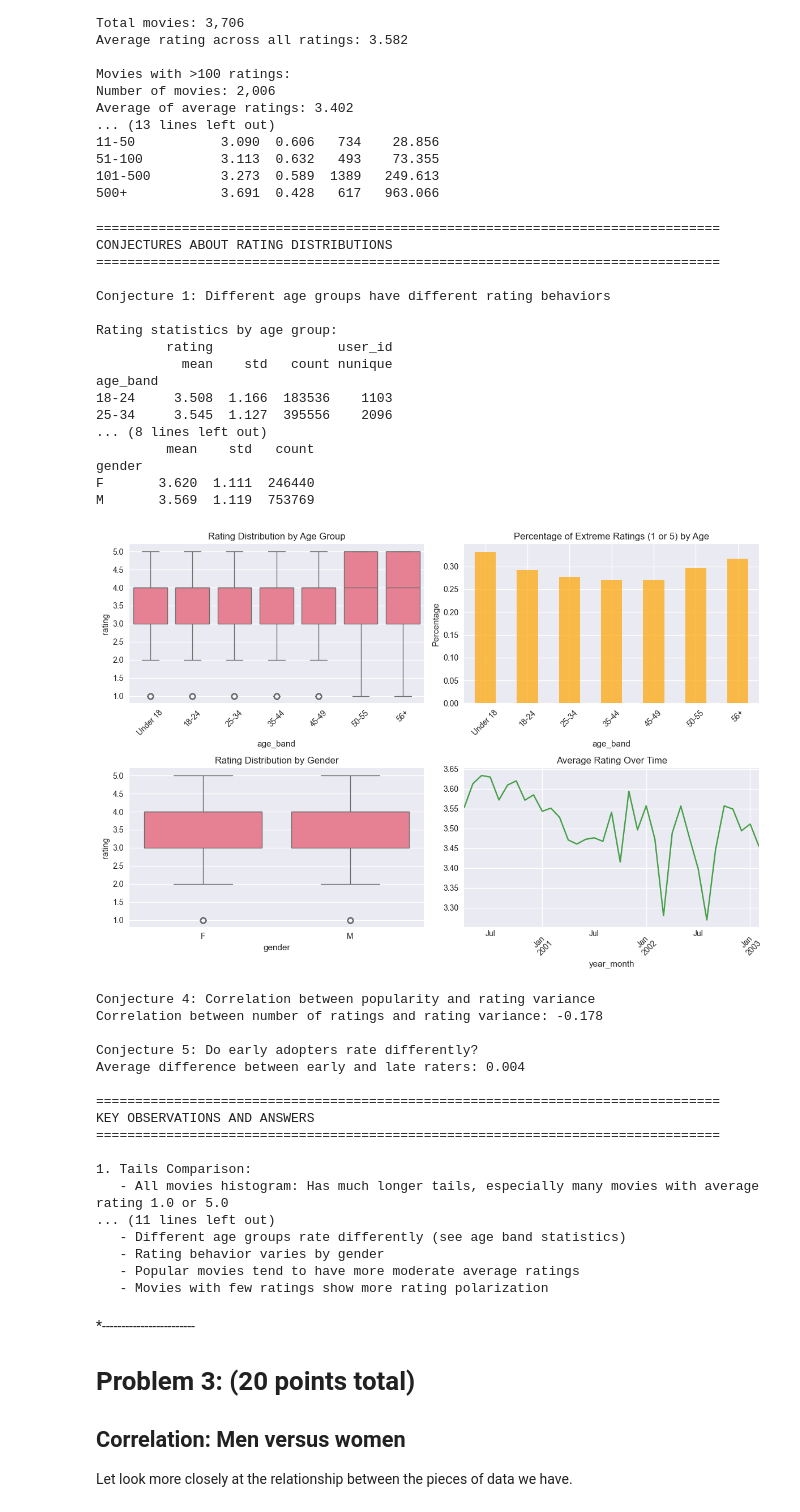
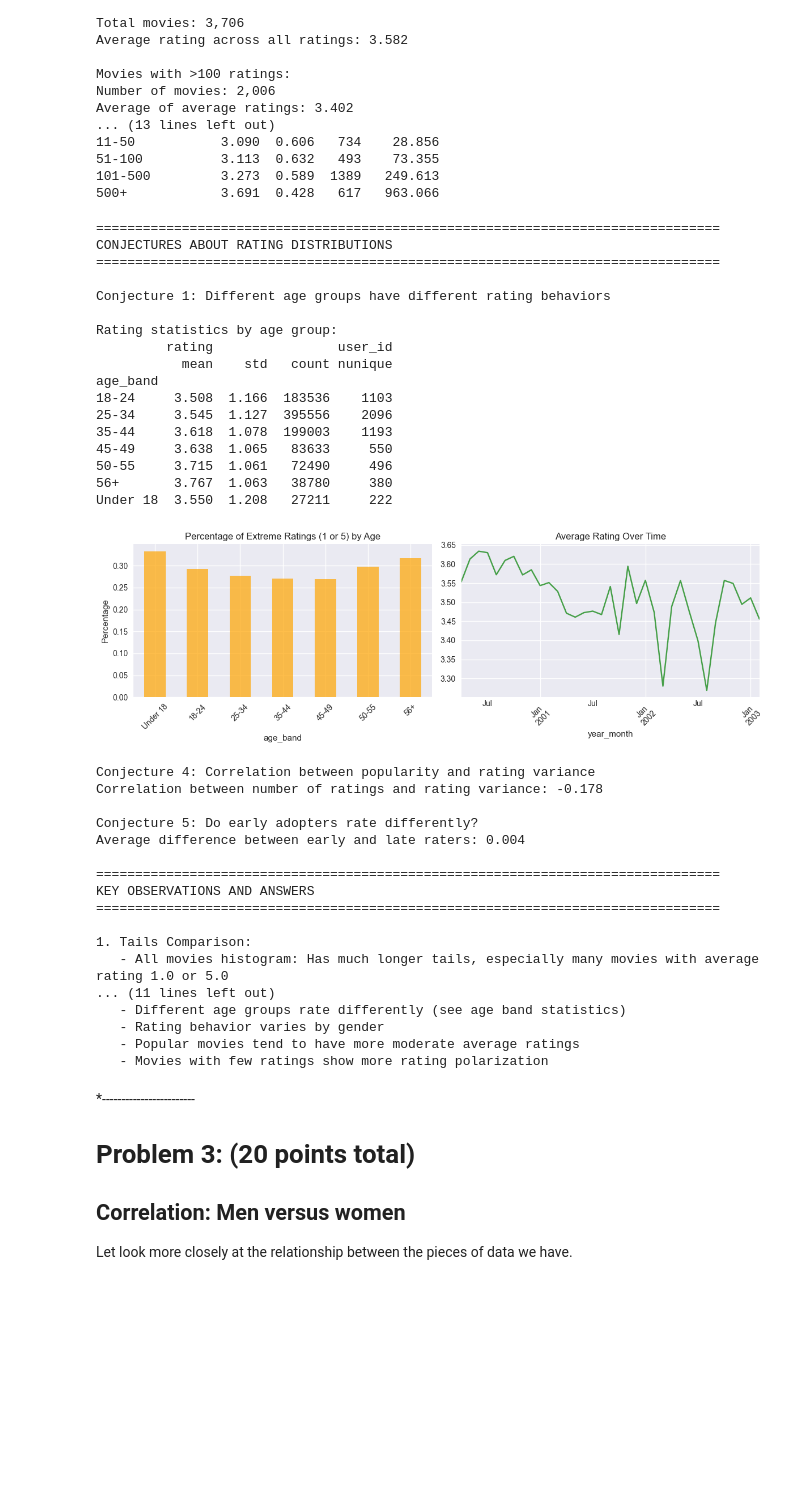
Before and after one commit to SpencerDill232/Case_Study_3, a Jupyter notebook: Case_Study_3.ipynb, the cells around one changed output. Cells and saved outputs as stored; diff of their text form; code cells hidden in the pictures; blank space fills up the shorter version.

```diff
--- a/Case_Study_3.ipynb
+++ b/Case_Study_3.ipynb
@@ -599,15 +599,18 @@ print("\nRating statistics by age group:")
 print(age_rating_stats)
 
 # Plot rating distribution by age
-plt.figure(figsize=(12, 8))
+plt.figure(figsize=(12, 4))
 
-plt.subplot(2, 2, 1)
-age_order = ["Under 18", "18-24", "25-34", "35-44", "45-49", "50-55", "56+"]
-sns.boxplot(data=df, x='age_band', y='rating', order=age_order)
-plt.title('Rating Distribution by Age Group')
-plt.xticks(rotation=45)
+# plt.subplot(2, 2, 1)
+# age_order = ["Under 18", "18-24", "25-34", "35-44", "45-49", "50-55", "56+"]
+# sns.boxplot(data=df, x='age_band', y='rating', order=age_order, showfliers=False)
 
-plt.subplot(2, 2, 2)
+# # sns.boxplot(data=df, x='age_band', y='rating', order=age_order)
+# plt.title('Rating Distribution by Age Group')
+# plt.xticks(rotation=45)
+
+# plt.subplot(2, 2, 2)
+plt.subplot(1, 2, 1)
 # Extreme ratings by age
 df['is_extreme'] = df['rating'].isin([1, 5])
 extreme_by_age = df.groupby('age_band', observed=True)['is_extreme'].mean().reindex(age_order)
@@ -616,19 +619,20 @@ plt.title('Percentage of Extreme Ratings (1 or 5) by Age')
 plt.ylabel('Percentage')
 plt.xticks(rotation=45)
 
-# Conjecture 2: Gender differences in rating behavior
-plt.subplot(2, 2, 3)
-gender_stats = df.groupby('gender', observed=True).agg({
-    'rating': ['mean', 'std', 'count']
-}).round(3)
-print(f"\nGender rating statistics:")
-print(gender_stats)
+# # Conjecture 2: Gender differences in rating behavior
+# plt.subplot(2, 2, 3)
+# gender_stats = df.groupby('gender', observed=True).agg({
+#     'rating': ['mean', 'std', 'count']
+# }).round(3)
+# print(f"\nGender rating statistics:")
+# print(gender_stats)
 
-sns.boxplot(data=df, x='gender', y='rating')
-plt.title('Rating Distribution by Gender')
+# sns.boxplot(data=df, x='gender', y='rating')
+# plt.title('Rating Distribution by Gender')
 
 # Conjecture 3: Rating patterns over time (if timestamp available)
-plt.subplot(2, 2, 4)
+# plt.subplot(2, 2, 4)
+plt.subplot(1, 2, 2)
 # Convert timestamp to datetime if needed
 try:
     df['date'] = pd.to_datetime(df['timestamp'], unit='s')
@@ -682,39 +686,39 @@ print("""
    - All movies histogram: Has much longer tails, especially many movies with average rating 1.0 or 5.0
    - Movies with >100 ratings: Distribution is more normal/bell-shaped, fewer extreme values
    - This suggests that movies with few ratings are more likely to have extreme average ratings
 
 2. Which highly rated movies to trust?
    - Movies rated more than 100 times are more trustworthy because:
      * Their average ratings are based on more data points
      * Less susceptible to manipulation by small groups
      * Extreme ratings (1 or 5) are less common
      * The distribution is more statistically reliable
 
 3. Additional Conjectures Supported by Data:
    - Different age groups rate differently (see age band statistics)
    - Rating behavior varies by gender
    - Popular movies tend to have more moderate average ratings
    - Movies with few ratings show more rating polarization
 """)
 # %% [output]
 ================================================================================
 CONJECTURES ABOUT RATING DISTRIBUTIONS
 ================================================================================
 
 Conjecture 1: Different age groups have different rating behaviors
 
 Rating statistics by age group:
          rating                user_id
            mean    std   count nunique
 age_band
 18-24     3.508  1.166  183536    1103
 25-34     3.545  1.127  395556    2096
-... (8 lines left out)
-         mean    std   count
-gender
-F       3.620  1.111  246440
-M       3.569  1.119  753769
+35-44     3.618  1.078  199003    1193
+45-49     3.638  1.065   83633     550
+50-55     3.715  1.061   72490     496
+56+       3.767  1.063   38780     380
+Under 18  3.550  1.208   27211     222
-[figure, old version]
+[figure, new version]
 Conjecture 4: Correlation between popularity and rating variance
 Correlation between number of ratings and rating variance: -0.178
 
```
Also changed, not shown: parts of 1 cell of this notebook.
